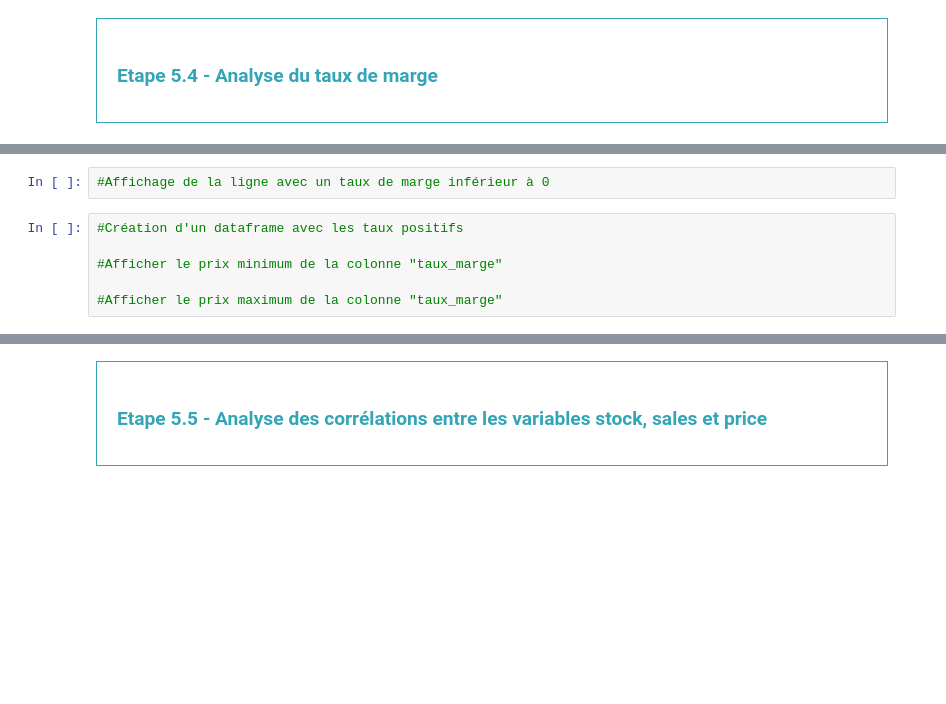
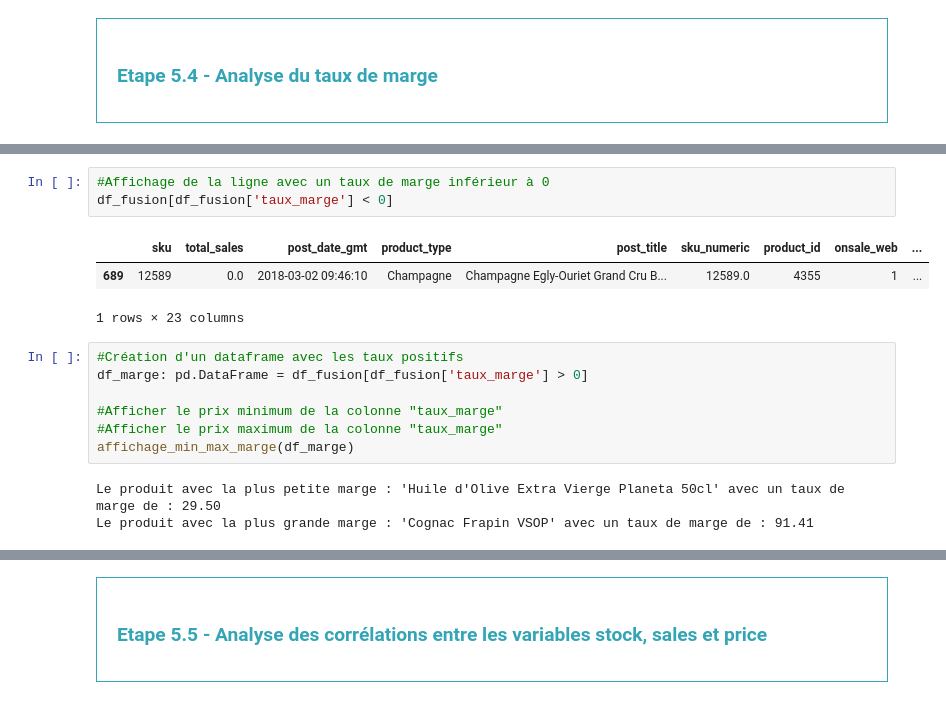
Before and after one commit to ifTrueReturnFalse/retraining-data-analysis-store, a Jupyter notebook: bottleneck_analysis.ipynb, the cells around one changed output, grey strips where cells are left out. Cells and saved outputs as stored; diff of their text form; blank space fills up the shorter version.

```diff
--- a/bottleneck_analysis.ipynb
+++ b/bottleneck_analysis.ipynb
@@ -1056,10 +1086,19 @@ Nombre d'articles actuellement en stock : 16740
 # %%
 #Affichage de la ligne avec un taux de marge inférieur à 0
+df_fusion[df_fusion['taux_marge'] < 0]
+# %% [output]
+|  | sku | total_sales | post_date_gmt | product_type | post_title | sku_numeric | product_id | onsale_web | ... |
+| 689 | 12589 | 0.0 | 2018-03-02 09:46:10 | Champagne | Champagne Egly-Ouriet Grand Cru B... | 12589.0 | 4355 | 1 | ... |
+1 rows × 23 columns
 # %%
 #Création d'un dataframe avec les taux positifs
+df_marge: pd.DataFrame = df_fusion[df_fusion['taux_marge'] > 0]
 
 #Afficher le prix minimum de la colonne "taux_marge"
-
 #Afficher le prix maximum de la colonne "taux_marge"
+affichage_min_max_marge(df_marge)
+# %% [output]
+Le produit avec la plus petite marge : 'Huile d'Olive Extra Vierge Planeta 50cl' avec un taux de marge de : 29.50
+Le produit avec la plus grande marge : 'Cognac Frapin VSOP' avec un taux de marge de : 91.41
 # %%
 #Création d'un dataframe avec le taux de marge moyen par type de produit
```
Also changed, not shown: parts of 13 cells of this notebook, 1 other file.
